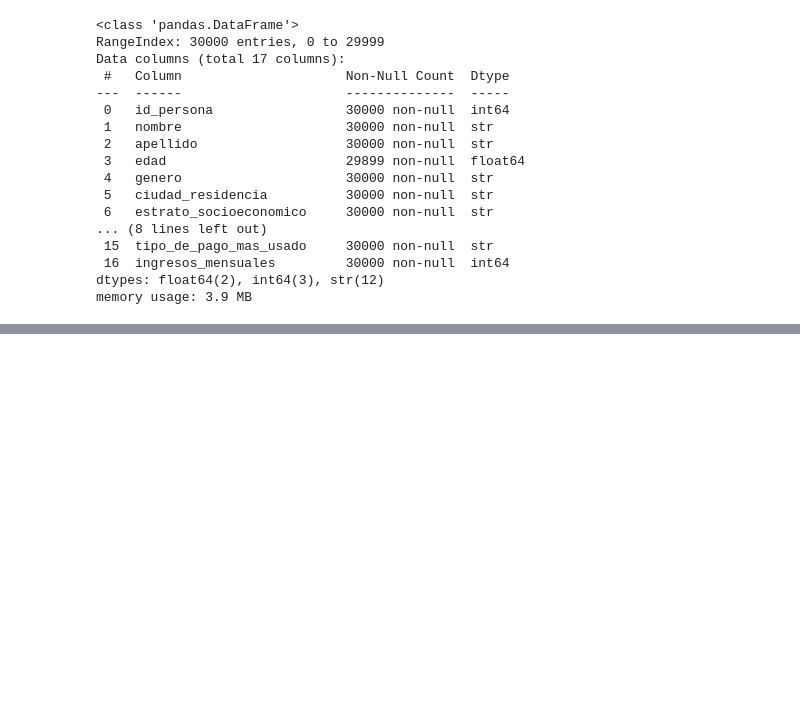
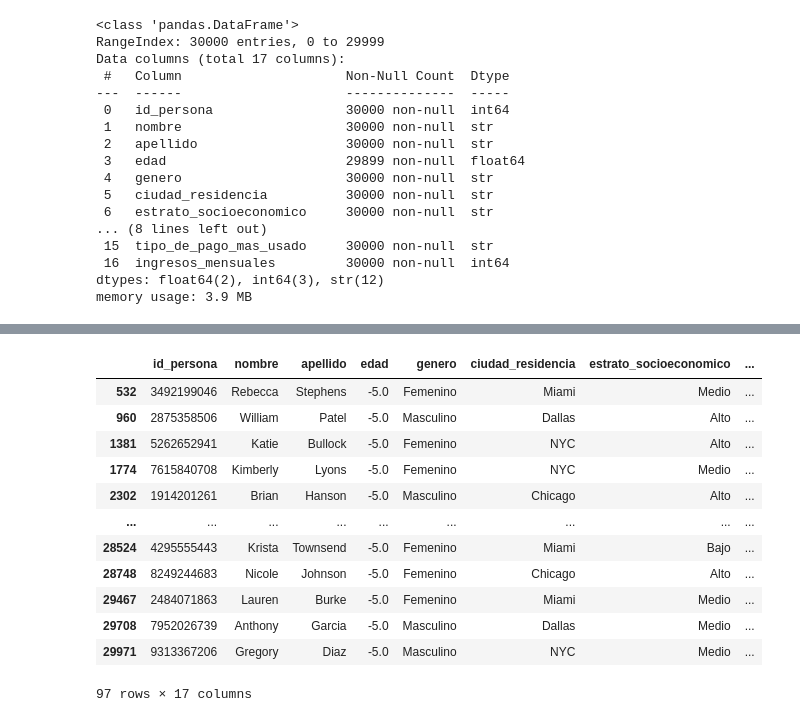
Before and after one commit to pachecobravo/ProyectoM1_Christian_Pacheco, a Jupyter notebook: Avances_Notebooks/Avance_1_EDA.ipynb, the cells around one changed output, grey strips where cells are left out. Cells and saved outputs as stored; diff of their text form; code cells hidden in the pictures; blank space fills up the shorter version.

Commit message:
exploración de datos

```diff
--- a/Avances_Notebooks/Avance_1_EDA.ipynb
+++ b/Avances_Notebooks/Avance_1_EDA.ipynb
@@ -19 +15,5 @@ df_restaurantes = pd.read_csv(r'C:\Users\USUARIO\Desktop\HENRY\ProyectoM1_Christ
+# %%
+#Cargar una base de datos de clientes
+url = "https://raw.githubusercontent.com/pachecobravo/ProyectoM1_Christian_Pacheco/refs/heads/main/Documentaci%C3%B3n/base_datos_restaurantes_USA_v2.csv"
+df_restaurantes = pd.read_csv(url)
 # %% [markdown]
@@ -75,0 +103,18 @@ memory usage: 3.9 MB
+# %%
+#Verificamos los valores negativos en la columna edad
+df_restaurantes[df_restaurantes['edad'] < 0]
+#Tenemos 97 valores negativos en la columna edad.
+# %% [output]
+|  | id_persona | nombre | apellido | edad | genero | ciudad_residencia | estrato_socioeconomico | ... |
+| 532 | 3492199046 | Rebecca | Stephens | -5.0 | Femenino | Miami | Medio | ... |
+| 960 | 2875358506 | William | Patel | -5.0 | Masculino | Dallas | Alto | ... |
+| 1381 | 5262652941 | Katie | Bullock | -5.0 | Femenino | NYC | Alto | ... |
+| 1774 | 7615840708 | Kimberly | Lyons | -5.0 | Femenino | NYC | Medio | ... |
+| 2302 | 1914201261 | Brian | Hanson | -5.0 | Masculino | Chicago | Alto | ... |
+| ... | ... | ... | ... | ... | ... | ... | ... | ... |
+| 28524 | 4295555443 | Krista | Townsend | -5.0 | Femenino | Miami | Bajo | ... |
+| 28748 | 8249244683 | Nicole | Johnson | -5.0 | Femenino | Chicago | Alto | ... |
+| 29467 | 2484071863 | Lauren | Burke | -5.0 | Femenino | Miami | Medio | ... |
+| 29708 | 7952026739 | Anthony | Garcia | -5.0 | Masculino | Dallas | Medio | ... |
+| 29971 | 9313367206 | Gregory | Diaz | -5.0 | Masculino | NYC | Medio | ... |
+97 rows × 17 columns
```
Also changed, not shown: parts of 25 cells of this notebook.
